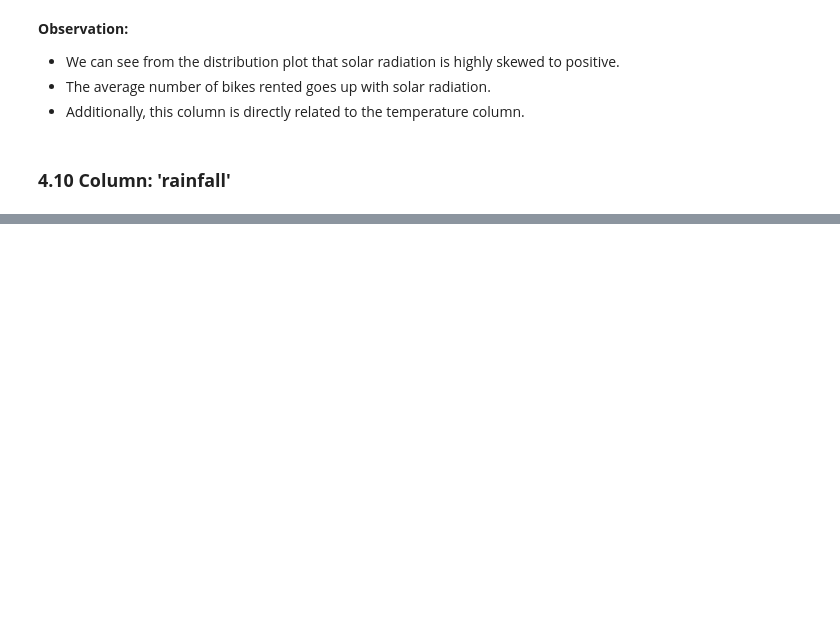
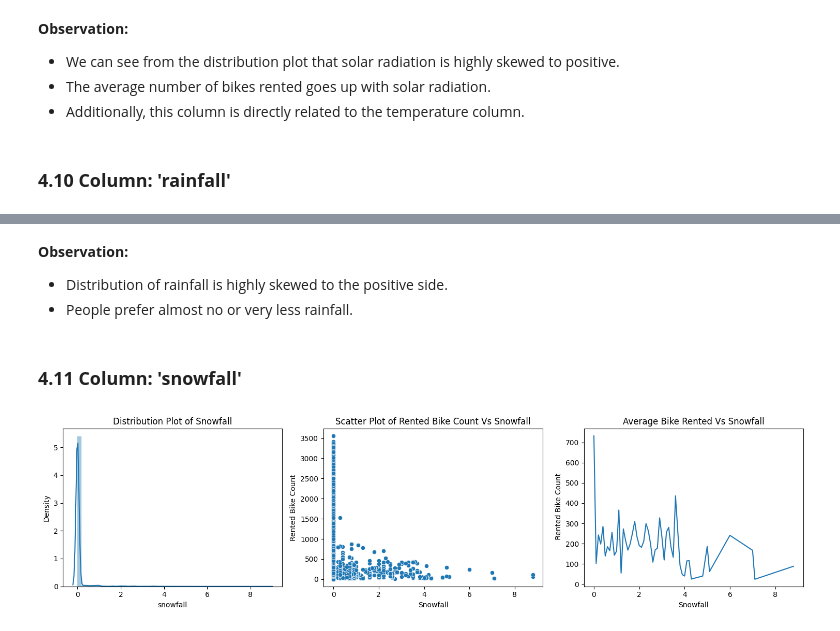
Before and after one commit to sufawan20/Bike-Sharing-Demand-Prediction-Regression-project, a Jupyter notebook: Bike_Sharing_Demand_Prediction.ipynb, the cells around one changed output, grey strips where cells are left out. Cells and saved outputs as stored; diff of their text form; code cells hidden in the pictures; blank space fills up the shorter version.

```diff
--- a/Bike_Sharing_Demand_Prediction.ipynb
+++ b/Bike_Sharing_Demand_Prediction.ipynb
@@ -616,0 +638,27 @@ plt.show()
+# %% [markdown]
+**Observation:**
+* Distribution of rainfall is highly skewed to the positive side.
+* People prefer almost no or very less rainfall.
+# %% [markdown]
+### **4.11 Column: 'snowfall'**
+# %%
+fig,ax = plt.subplots(1,3, figsize=(15,4))
+
+# Univariate analysis
+dist = sns.distplot(bike_df.snowfall, ax = ax[0])
+dist.set_title('Distribution Plot of Snowfall')
+
+# Bi-variate analysis
+# Rented Bike Count Vs Snowfall
+scatter = sns.scatterplot(data=bike_df, x='snowfall', y='rented_bike_count', ax = ax[1])
+scatter.set(xlabel='Snowfall', ylabel='Rented Bike Count', title='Scatter Plot of Rented Bike Count Vs Snowfall')
+
+# Line Plot
+group_snowfall = bike_df.groupby(['snowfall'])['rented_bike_count'].mean().reset_index()
+line = sns.lineplot(data = group_snowfall, x ='snowfall', y = 'rented_bike_count', ax= ax[2])
+line.set(xlabel='Snowfall', ylabel = ' Rented Bike Count', title='Average Bike Rented Vs Snowfall')
+
+plt.tight_layout()
+plt.show()
+# %% [output]
+[figure, added]
```
Also changed, not shown: parts of 80 cells of this notebook.
